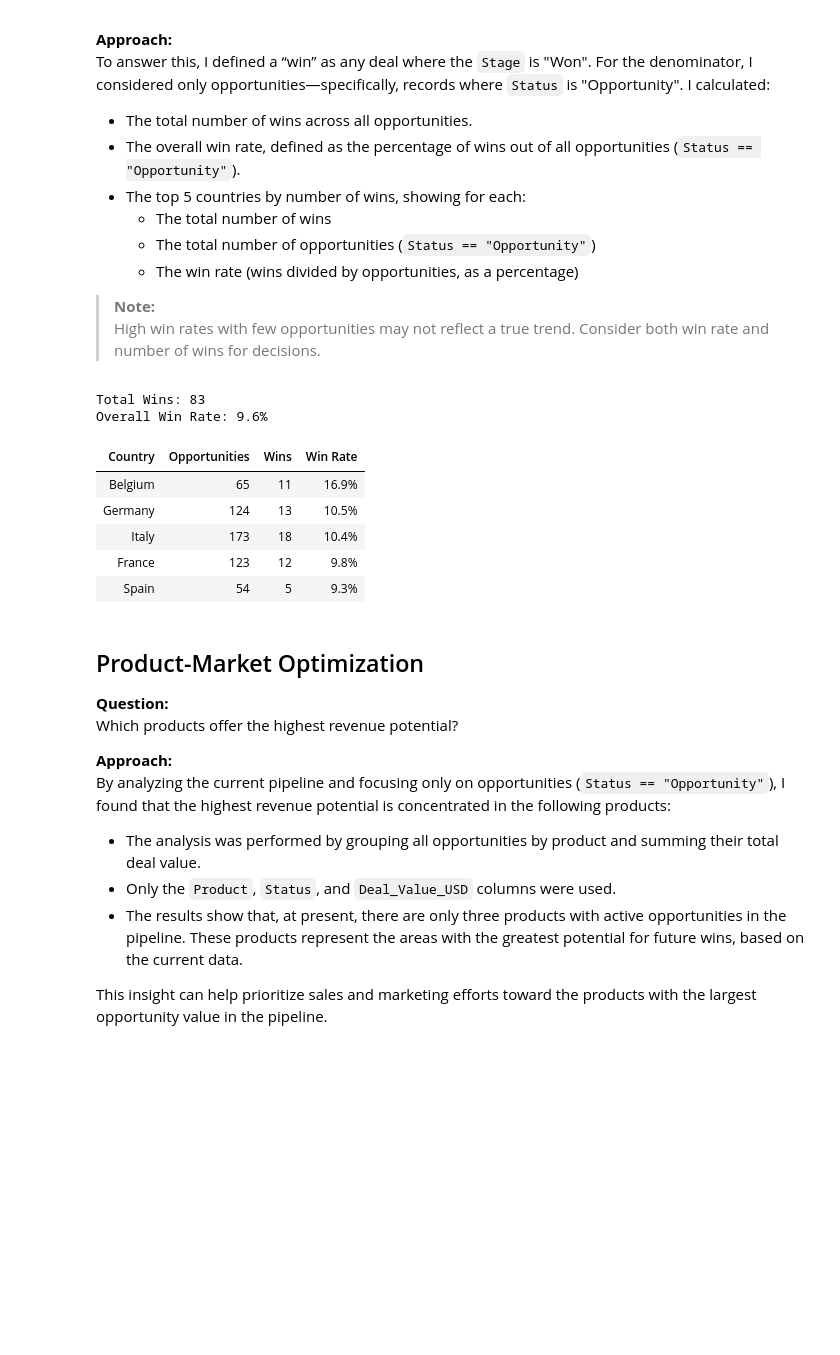
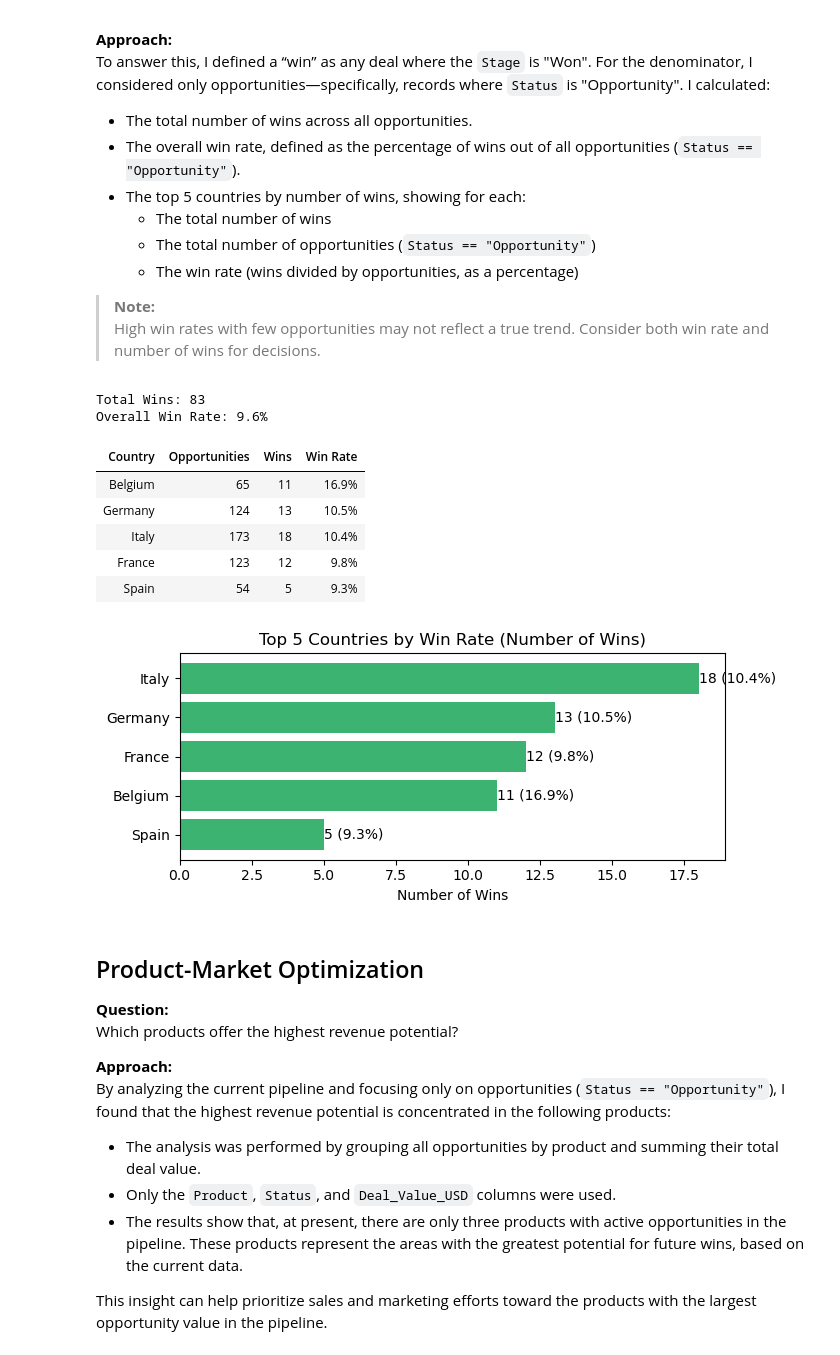
Before and after one commit to FarooqSyed0/CRM_Sales_Pipeline, a Jupyter notebook: src/impact_questions.ipynb, the cells around one changed output. Cells and saved outputs as stored; diff of their text form; code cells hidden in the pictures; blank space fills up the shorter version.

```diff
--- a/src/impact_questions.ipynb
+++ b/src/impact_questions.ipynb
@@ -179,33 +179,51 @@ country_opps.columns = ['Country', 'Opportunities']
 
 # Merge and calculate win rate per country
 country_stats = pd.merge(country_wins, country_opps, on='Country')
 country_stats['Win Rate'] = (country_stats['Wins'] / country_stats['Opportunities']) * 100
 country_stats['Win Rate'] = country_stats['Win Rate'].map('{:.1f}%'.format)
 
 # Reorder columns: Country, Opportunities, Wins, Win Rate
 country_stats = country_stats[['Country', 'Opportunities', 'Wins', 'Win Rate']]
 
 # Sort by win rate descending (need numeric sort, so recalculate)
 country_stats['Win Rate (num)'] = (country_stats['Wins'] / country_stats['Opportunities']) * 100
 country_stats = country_stats.sort_values('Win Rate (num)', ascending=False).head(5).reset_index(drop=True)
 country_stats = country_stats.drop(columns=['Win Rate (num)'])
 
 # Center all columns and remove index
 styles = [
     {'selector': 'th', 'props': [('text-align', 'center')]},
     {'selector': 'td', 'props': [('text-align', 'center')]}
 ]
 
 display(HTML(country_stats.style.set_table_styles(styles).hide(axis='index').to_html()))
+
+
+
+import matplotlib.pyplot as plt
+
+# Sort by number of wins descending for the plot
+plot_data = country_stats.sort_values('Wins', ascending=False)
+
+plt.figure(figsize=(7, 3))
+plt.barh(plot_data['Country'], plot_data['Wins'], color='mediumseagreen')
+plt.xlabel('Number of Wins')
+plt.title('Top 5 Countries by Win Rate (Number of Wins)')
+for i, (wins, rate) in enumerate(zip(plot_data['Wins'], plot_data['Win Rate'])):
+    plt.text(wins, i, f'{wins} ({rate})', va='center', fontsize=10)
+plt.gca().invert_yaxis()  # Highest at the top
+plt.tight_layout()
+plt.show()
 # %% [output]
 Total Wins: 83
 Overall Win Rate: 9.6%
 | Country | Opportunities | Wins | Win Rate |
 | Belgium | 65 | 11 | 16.9% |
 | Germany | 124 | 13 | 10.5% |
 | Italy | 173 | 18 | 10.4% |
 | France | 123 | 12 | 9.8% |
 | Spain | 54 | 5 | 9.3% |
+[figure, added]
 # %% [markdown]
 ## Product-Market Optimization
 
```
